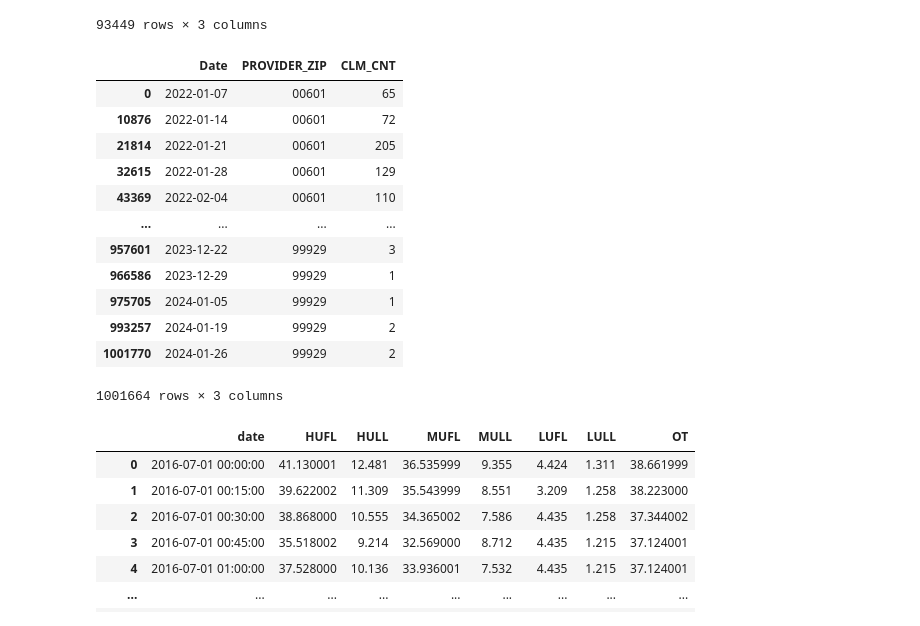
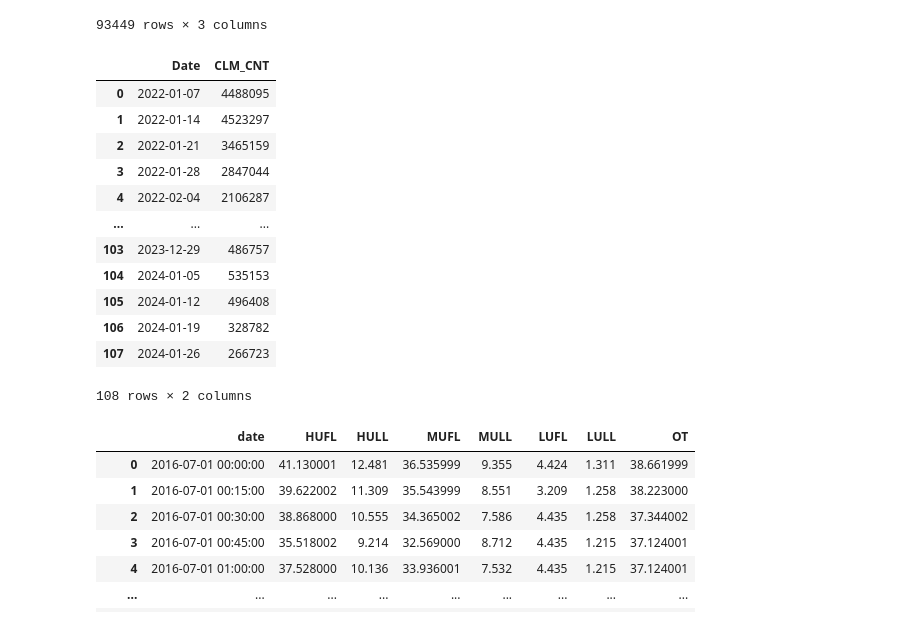
Before and after one commit to iqra-keystone/granite-tsfm, a Jupyter notebook: notebooks/experiments/ts_similarity.ipynb, the cells around one changed output. Drawn from its saved outputs; the diff is of its cells as text; code cells hidden in the pictures.

```diff
--- a/notebooks/experiments/ts_similarity.ipynb
+++ b/notebooks/experiments/ts_similarity.ipynb
@@ -69,22 +69,22 @@ df2
 | 93448 | 999 | 2024-01-26 | 17 |
 93449 rows × 3 columns
 # %%
-#df2 = data.groupby('Date').sum(['CLM_CNT']).reset_index()
+df2 = data.groupby('Date').sum(['CLM_CNT']).reset_index()
 df2
 # %% [output]
-|  | Date | PROVIDER_ZIP | CLM_CNT |
-| 0 | 2022-01-07 | 00601 | 65 |
-| 10876 | 2022-01-14 | 00601 | 72 |
-| 21814 | 2022-01-21 | 00601 | 205 |
-| 32615 | 2022-01-28 | 00601 | 129 |
-| 43369 | 2022-02-04 | 00601 | 110 |
-| ... | ... | ... | ... |
-| 957601 | 2023-12-22 | 99929 | 3 |
-| 966586 | 2023-12-29 | 99929 | 1 |
-| 975705 | 2024-01-05 | 99929 | 1 |
-| 993257 | 2024-01-19 | 99929 | 2 |
-| 1001770 | 2024-01-26 | 99929 | 2 |
+|  | Date | CLM_CNT |
+| 0 | 2022-01-07 | 4488095 |
+| 1 | 2022-01-14 | 4523297 |
+| 2 | 2022-01-21 | 3465159 |
+| 3 | 2022-01-28 | 2847044 |
+| 4 | 2022-02-04 | 2106287 |
+| ... | ... | ... |
+| 103 | 2023-12-29 | 486757 |
+| 104 | 2024-01-05 | 535153 |
+| 105 | 2024-01-12 | 496408 |
+| 106 | 2024-01-19 | 328782 |
+| 107 | 2024-01-26 | 266723 |
-1001664 rows × 3 columns
+108 rows × 2 columns
 # %%
 df1
 # %% [output]
```
Also changed, not shown: parts of 4 cells of this notebook.
